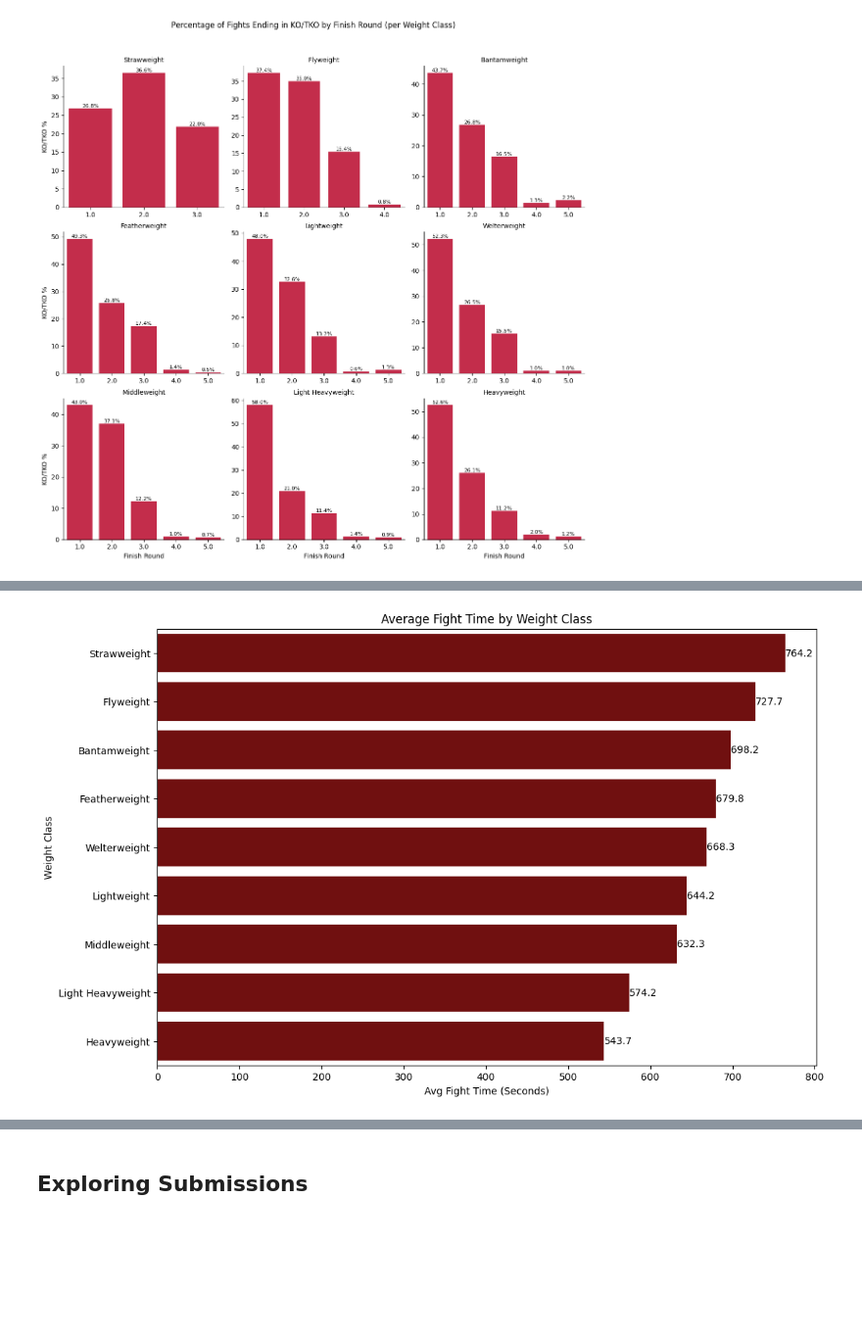
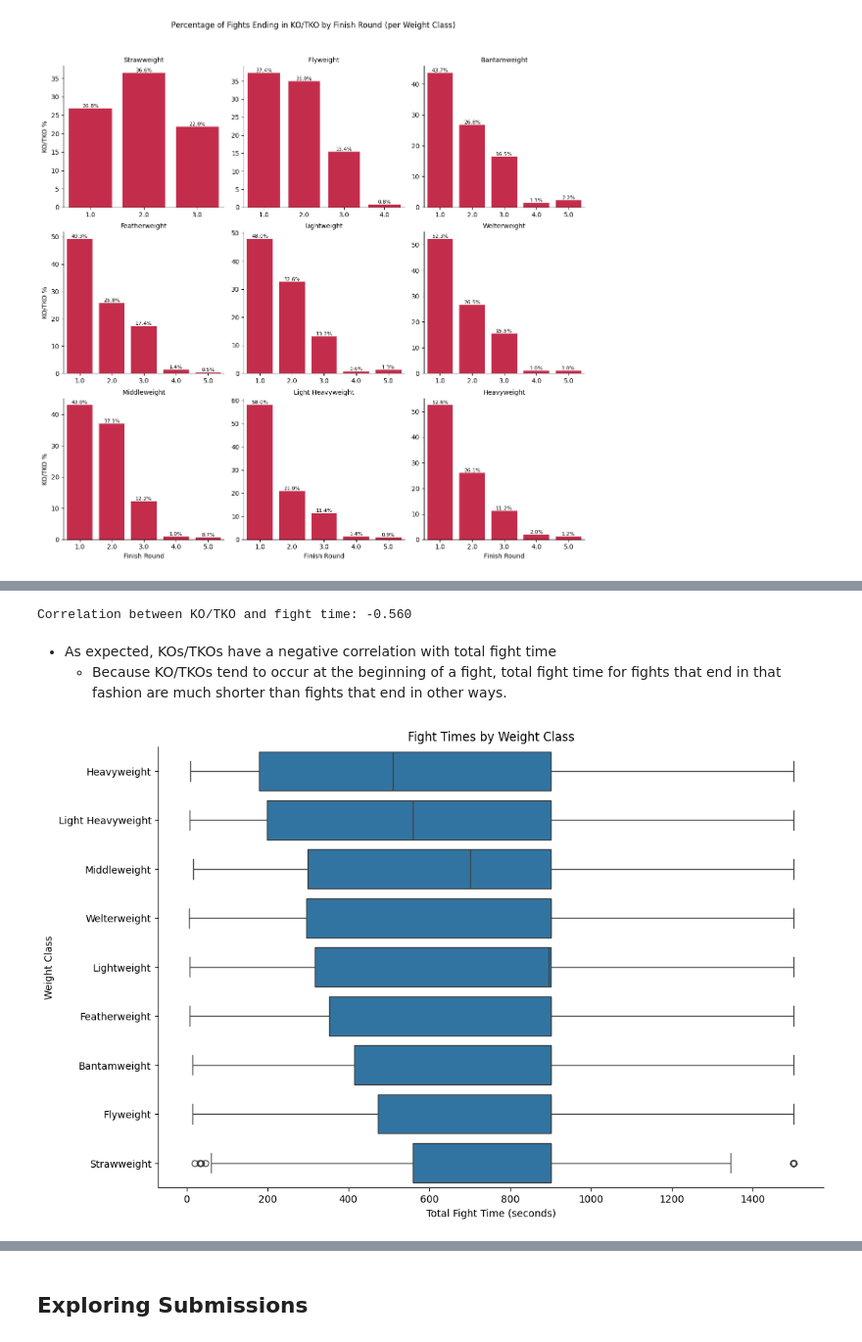
Before and after one commit to jmanlang/ufc-data-analysis, a Jupyter notebook: analysis.ipynb, the cells around one changed output, grey strips where cells are left out. Shown at 98% size. Cells and saved outputs as stored; diff of their text form; code cells hidden in the pictures; blank space fills up the shorter version.

```diff
--- a/analysis.ipynb
+++ b/analysis.ipynb
@@ -98,10 +97,9 @@ all_fights['WeightClass'] = all_fights['WeightClass'].str.replace("Women's ", ""
 # %%
 # Creating separate dataframe for analysis, removing columns that won't be used in analysis/prediction.
 
-analysis_df = all_fights[['RedFighter', 'BlueFighter', 'Winner', 'TitleBout', 'WeightClass', 'Gender', 'NumberOfRounds', 'BlueCurrentLoseStreak', 'BlueCurrentWinStreak', 'BlueDraws',
-                          'BlueLongestWinStreak', 'BlueLosses', 'BlueTotalRoundsFought', 'BlueTotalTitleBouts', 'BlueWinsByDecisionMajority', 'BlueWinsByDecisionSplit', 'BlueWinsByDecisionUnanimous', 'BlueWinsByKO', 'BlueWinsBySubmission', 'BlueWinsByTKODoctorStoppage', 'BlueWins', 'BlueStance', 'BlueHeightCms', 'BlueReachCms',
+analysis_df = all_fights[['RedFighter', 'BlueFighter', 'Winner', 'TitleBout', 'WeightClass', 'Gender', 'NumberOfRounds',
                           'BlueAvgSigStrLanded', 'BlueAvgSigStrPct', 'BlueAvgTDPct', 'BlueAvgTDLanded', 'RedAvgSigStrLanded', 'RedAvgSigStrPct', 'RedAvgTDPct', 'RedAvgTDLanded',
-                          'BlueWeightLbs', 'RedCurrentLoseStreak', 'RedCurrentWinStreak', 'RedDraws', 'RedLongestWinStreak', 'RedLosses', 'RedTotalRoundsFought', 'RedTotalTitleBouts', 'RedWinsByDecisionMajority', 'RedWinsByDecisionSplit', 'RedWinsByDecisionUnanimous', 'RedWinsByKO', 'RedWinsBySubmission', 'RedWinsByTKODoctorStoppage', 'RedWins', 'RedStance',
-                          'RedHeightCms', 'RedReachCms', 'RedWeightLbs', 'RedAge', 'BlueAge', 'LoseStreakDif', 'WinStreakDif', 'LongestWinStreakDif', 'WinDif', 'LossDif', 'TotalRoundDif', 'TotalTitleBoutDif', 'KODif', 'SubDif', 'HeightDif', 'ReachDif', 'AgeDif', 'SigStrDif', 'AvgSubAttDif', 'AvgTDDif',
+                          'RedStance', 'BlueStance', 'HeightDif',
+                          'RedAge', 'BlueAge', 'LoseStreakDif', 'ReachDif', 'AgeDif', 'SigStrDif', 'AvgSubAttDif', 'AvgTDDif',
                           'Finish', 'FinishRound', 'FinishRoundTime', 'TotalFightTimeSecs']
 ]
@@ -497,0 +503,11 @@ plt.show()
+# %%
+# 1 if fight ended in KO/TKO, 0 otherwise
+analysis_df_no_catch['KO'] = (analysis_df_no_catch['Finish'] == 'KO/TKO').astype(int)
+
+plt.figure(figsize=(10,6))
+sns.boxplot(x='KO', y='TotalFightTimeSecs', data=analysis_df_no_catch)
+plt.xticks([0,1], ['Not KO/TKO', 'KO/TKO'])
+plt.title('Fight Time Distribution by KO/TKO Outcome')
+plt.xlabel('Fight Ended in KO/TKO')
+plt.ylabel('Total Fight Time (seconds)')
+plt.show()
@@ -498,20 +516,22 @@ plt.show()
+# %%
+# Calculate correlation between KO and TotalFightTimeSecs
+correlation = analysis_df_no_catch['KO'].corr(analysis_df_no_catch['TotalFightTimeSecs'])
+print(f"Correlation between KO/TKO and fight time: {correlation:.3f}")
+# %% [output]
+Correlation between KO/TKO and fight time: -0.560
+# %% [markdown]
+- As expected, KOs/TKOs have a negative correlation with total fight time
+    - Because KO/TKOs tend to occur at the beginning of a fight, total fight time for fights that end in that fashion are much shorter than fights that end in other ways.
 # %%
-fight_class_times = analysis_df_no_catch
-fight_class_times = fight_class_times[['WeightClass', 'TotalFightTimeSecs']]
-fight_class_times = fight_class_times.groupby(['WeightClass']).mean()
+fight_class_times = analysis_df_no_catch[['WeightClass', 'TotalFightTimeSecs']]
+#fight_class_times = fight_class_times.groupby(['WeightClass']).mean()
 
 plt.figure(figsize=(12, 8))
-ax = sns.barplot(
-    data=fight_class_times,
-    y='WeightClass',
-    x='TotalFightTimeSecs', color='maroon',
-    order=fight_class_times.sort_values('TotalFightTimeSecs', ascending=False).index
-)
-
-plt.xlabel('Avg Fight Time (Seconds)')
-plt.ylabel('Weight Class')
-plt.title('Average Fight Time by Weight Class')
-ax.bar_label(ax.containers[0], fmt='%.1f')
-plt.show()
+ax = sns.boxplot(data = fight_class_times, y = 'WeightClass', x = 'TotalFightTimeSecs',
+           order = ['Heavyweight', 'Light Heavyweight', 'Middleweight', 'Welterweight', 'Lightweight', 'Featherweight', 'Bantamweight', 'Flyweight', 'Strawweight'])
+ax.set_xlabel('Total Fight Time (seconds)')
+ax.set_ylabel('Weight Class')
+ax.set_title('Fight Times by Weight Class')
+sns.despine()
 # %% [output]
-[figure, old version]
+[figure, new version]
```
Also changed, not shown: parts of 31 cells of this notebook.
